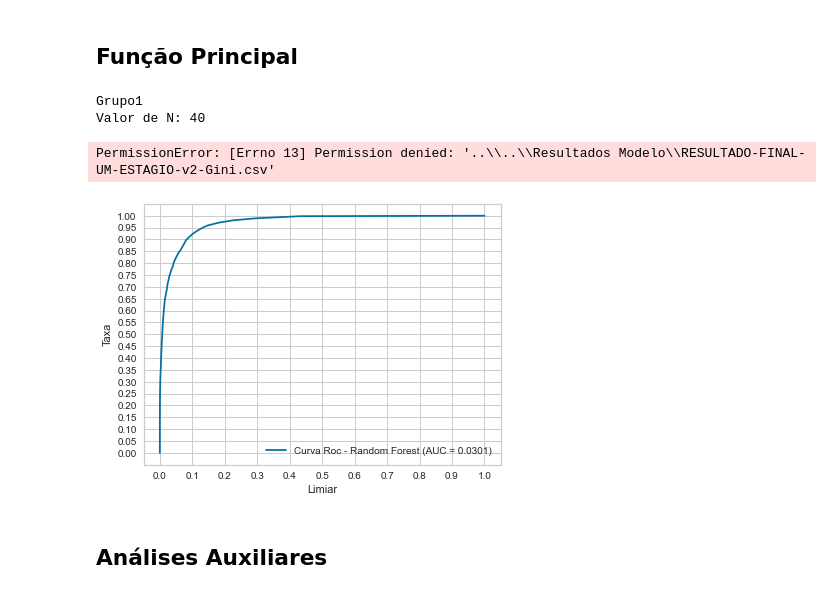
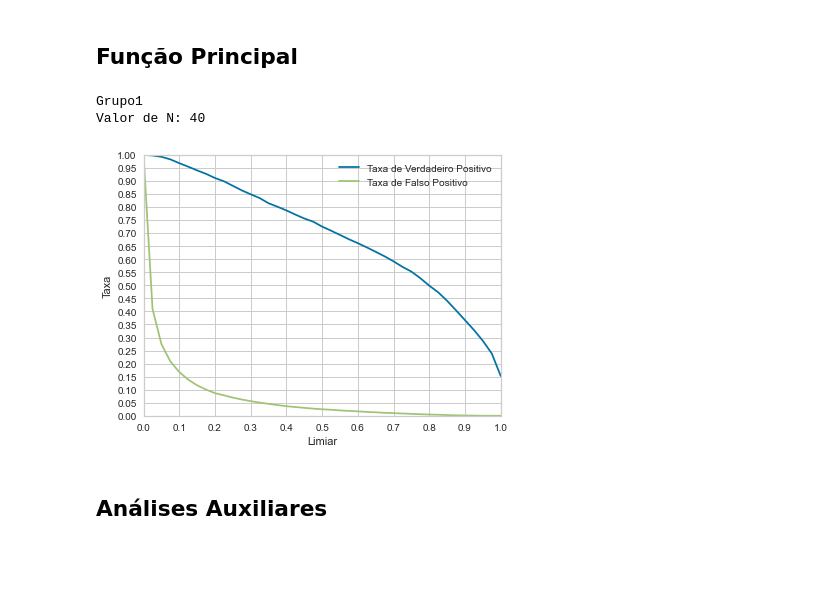
Before and after one commit to Pvlima019/DETECCAO-AUTOMATICA-DE-MOMENTOS-DE-GOL, a Jupyter notebook: Classificador Dois Estágios.ipynb, the cells around one changed output. Cells and saved outputs as stored; diff of their text form; code cells hidden in the pictures; blank space fills up the shorter version.

Commit message:
Threshold final version

```diff
--- a/Classificador Dois Estágios.ipynb
+++ b/Classificador Dois Estágios.ipynb
@@ -237,7 +237,7 @@ def get_Second_Stage_Df(features_in_group, predictors_teste, classes_teste_perig
 # %%
 def teste_gol(N,predictorsTreinamento, classesTreinamento, predictorsTeste,threshold):
         ##Cria o Random Forest e realiza o teste
-        random_forest = RandomForestClassifier(n_estimators=N,criterion='gini',random_state=0, class_weight="balanced")
+        random_forest = RandomForestClassifier(n_estimators=N,criterion='entropy',random_state=0, class_weight="balanced")
         random_forest.fit(predictorsTreinamento, classesTreinamento)
 
         # predicted_proba = random_forest.predict_proba(predictorsTeste)
@@ -280,10 +294,10 @@ def median_filter(predictions, classificacaoPositiva, classificacaoNegativa):
 # %% [markdown]
 ### Curva Roc
 # %%
-def roc_curve_plot(N,predictorsTreinamento, classesTreinamento, predictorsTeste, classes_teste, classificacaoPositiva):
+def roc_curve_plot_gol(N,predictorsTreinamento, classesTreinamento, predictorsTeste, classes_teste, classificacaoPositiva):
 
         ##Cria o Random Forest e realiza o teste
-        random_forest = RandomForestClassifier(n_estimators=N,criterion='gini',random_state=0, class_weight="balanced")
+        random_forest = RandomForestClassifier(n_estimators=N,criterion='entropy',random_state=0, class_weight="balanced")
         random_forest.fit(predictorsTreinamento, classesTreinamento)
 
         predictions = random_forest.predict_proba(predictorsTeste)[:,0]
@@ -293,7 +307,9 @@ def roc_curve_plot(N,predictorsTreinamento, classesTreinamento, predictorsTeste,
         major_ticks_x = np.arange(0, 1.01, 0.1)
         major_ticks_y = np.arange(0, 1.01, 0.05)
         minor_ticks = np.arange(0, 1, 0.05)
-        plt.plot(fpr,tpr,label="Curva Roc - Random Forest (AUC = " + str(auc)+")")
+        plt.plot(threshold,tpr,label="Taxa de Verdadeiro Positivo")
+        plt.plot(threshold,fpr,label="Taxa de Falso Positivo")
+        # plt.plot(fpr,tpr,label="Curva Roc - Random Forest (AUC = " + str(auc)+")")
         plt.xticks(major_ticks_x)
         plt.yticks(major_ticks_y)
         plt.xlabel('False Positive Rate (Positive Label: Perigo)')
@@ -301,6 +317,6 @@ def roc_curve_plot(N,predictorsTreinamento, classesTreinamento, predictorsTeste,
         plt.xlabel('Limiar')
         plt.ylabel('Taxa')
         plt.rcParams["figure.figsize"] = plt.rcParamsDefault["figure.figsize"]
-        # plt.xlim([-0.01,1.01])
-        # plt.ylim([-0.01,1.0])
+        plt.xlim([0.0,1.0])
+        plt.ylim([0.0,1.0])
         plt.legend()
@@ -434,12 +493,11 @@ def get_Two_Stages_total_goal_positive_rate(df_results, features_in_group, N, gr
 # %% [markdown]
 ## Geração dos Resultados
 # %%
-
 def get_Results_One_stage(df_results, N, group_name, predictors_treinamento, classes_treinamento_gol, predictors_teste, classes_teste_gol):
         start_time = time.time()
-        predictions = teste_gol(N, predictors_treinamento, classes_treinamento_gol, predictors_teste,0.20)
+        predictions = teste_gol(N, predictors_treinamento, classes_treinamento_gol, predictors_teste,0.15)
         duration_first_stage = round(time.time() - start_time, 2)
-        roc_curve_plot(N,predictors_treinamento, classes_treinamento_gol,predictors_teste, classes_teste_gol,'Gol')
+        roc_curve_plot_gol(N,predictors_treinamento, classes_treinamento_gol,predictors_teste, classes_teste_gol,'Gol')
 
         predictions_after_filter =  median_filter(predictions, 'Gol', 'Não Gol')
 
@@ -558,36 +616,35 @@ set_config_teste = set_config_teste()
 # all_moments_teste = pd.DataFrame()
 # all_moments_teste = import_database(set_config_teste)
 
 ###########################################################################################
 
 # Caminhos dos Arquivos de Grupo de Atributo
 feature_group_paths = set_feature_group_paths()
 
 ###########################################################################################
 
 
 final_result_one_stage = pd.DataFrame()
 final_result_two_stage = pd.DataFrame()
 for feature_group_path in feature_group_paths:
 
     clear_output(wait=True)
     group_name = feature_group_path.split('\\')[-1].replace(".dat", "")
     print(group_name)
 
     features_in_group = loadtxt(feature_group_path, comments="#", delimiter='\n', dtype=str, ndmin=1)
 
 ####################################### GERAR CSV DE RESULTADOS de Perigo ################################
 
     [group_result_one_stage, group_result_two_stages] = get_Results(features_in_group, group_name, all_moments_treinamento, all_moments_teste)
 
-    final_result_one_stage = pd.concat([final_result_one_stage, group_result_one_stage], axis=0, ignore_index=True)
-    # final_result_two_stage = pd.concat([final_result_two_stage, group_result_two_stages], axis=0, ignore_index=True)
+    # final_result_one_stage = pd.concat([final_result_one_stage, group_result_one_stage], axis=0, ignore_index=True)
+    final_result_two_stage = pd.concat([final_result_two_stage, group_result_two_stages], axis=0, ignore_index=True)
 
 
-final_result_one_stage.to_csv( "..\\..\\Resultados Modelo\\RESULTADO-FINAL-UM-ESTAGIO-v2-Gini.csv", index=False, sep=';')
-# final_result_two_stage.to_csv( "..\\..\\Resultados Modelo\\RESULTADO-FINAL-DOIS-ESTAGIOS-v2-Gini.csv", index=False, sep=';', decimal=',',float_format='%.3f')
+# final_result_one_stage.to_csv( "..\\..\\Resultados Modelo\\RESULTADO-FINAL-UM-ESTAGIO-v2-entropia.csv", index=False, sep=';')
+# final_result_two_stage.to_csv( "..\\..\\Resultados Modelo\\RESULTADO-FINAL-DOIS-ESTAGIOS-v2-entropia.csv", index=False, sep=';', decimal=',',float_format='%.3f')
 # %% [output]
 Grupo1
 Valor de N: 40
-PermissionError: [Errno 13] Permission denied: '..\\..\\Resultados Modelo\\RESULTADO-FINAL-UM-ESTAGIO-v2-Gini.csv'
-[figure, old version]
+[figure, new version]
```
Also changed, not shown: parts of 8 cells of this notebook.
